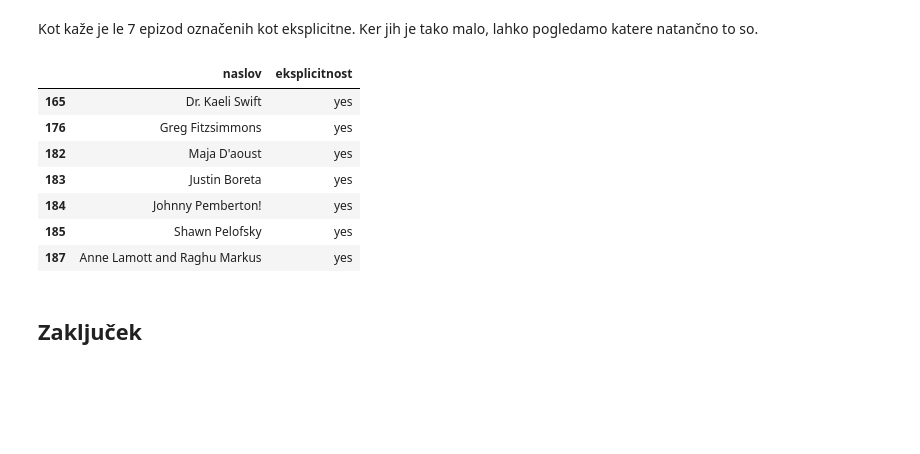
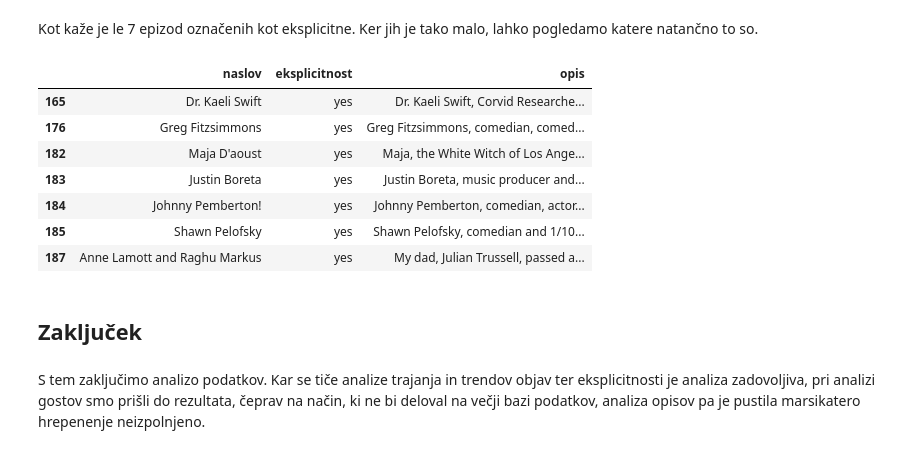
Before and after one commit to lukamarcic/DTFH-analiza-podatkov, a Jupyter notebook: analiza_podatkov.ipynb, the cells around one changed output. Drawn from its saved outputs; the diff is of its cells as text; code cells hidden in the pictures; blank space fills up the shorter version.

Commit message:
Analiza opisov

```diff
--- a/analiza_podatkov.ipynb
+++ b/analiza_podatkov.ipynb
@@ -443,17 +496,19 @@ dtype: int64
 # %% [markdown]
 Kot kaže je le 7 epizod označenih kot eksplicitne. Ker jih je tako malo, lahko pogledamo katere natančno to so.
 # %%
-rezina_eks = (podcasti[['naslov', 'eksplicitnost']]).copy()
+rezina_eks = (podcasti[['naslov', 'eksplicitnost', 'opis']]).copy()
 eksplicitne_epizode = rezina_eks[rezina_eks.eksplicitnost == 'yes']
 eksplicitne_epizode
 # %% [output]
-|  | naslov | eksplicitnost |
-| 165 | Dr. Kaeli Swift | yes |
-| 176 | Greg Fitzsimmons | yes |
-| 182 | Maja D'aoust | yes |
-| 183 | Justin Boreta | yes |
-| 184 | Johnny Pemberton! | yes |
-| 185 | Shawn Pelofsky | yes |
-| 187 | Anne Lamott and Raghu Markus | yes |
+|  | naslov | eksplicitnost | opis |
+| 165 | Dr. Kaeli Swift | yes | Dr. Kaeli Swift, Corvid Researche... |
+| 176 | Greg Fitzsimmons | yes | Greg Fitzsimmons, comedian, comed... |
+| 182 | Maja D'aoust | yes | Maja, the White Witch of Los Ange... |
+| 183 | Justin Boreta | yes | Justin Boreta, music producer and... |
+| 184 | Johnny Pemberton! | yes | Johnny Pemberton, comedian, actor... |
+| 185 | Shawn Pelofsky | yes | Shawn Pelofsky, comedian and 1/10... |
+| 187 | Anne Lamott and Raghu Markus | yes | My dad, Julian Trussell, passed a... |
 # %% [markdown]
 ## Zaključek
+# %% [markdown]
+S tem zaključimo analizo podatkov. Kar se tiče analize trajanja in trendov objav ter eksplicitnosti je analiza zadovoljiva, pri analizi gostov smo prišli do rezultata, čeprav na način, ki ne bi deloval na večji bazi podatkov, analiza opisov pa je pustila marsikatero hrepenenje neizpolnjeno.
```
Also changed, not shown: parts of 9 cells of this notebook.
